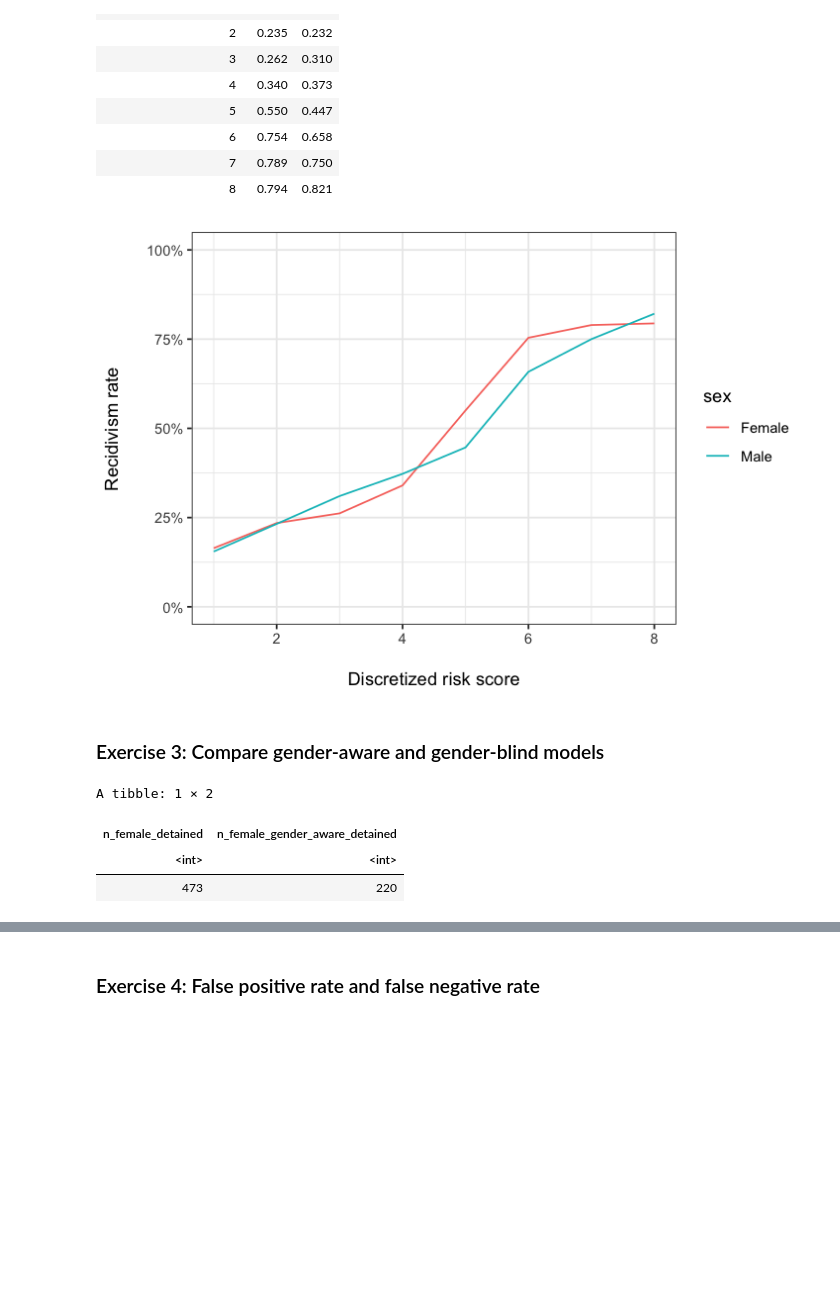
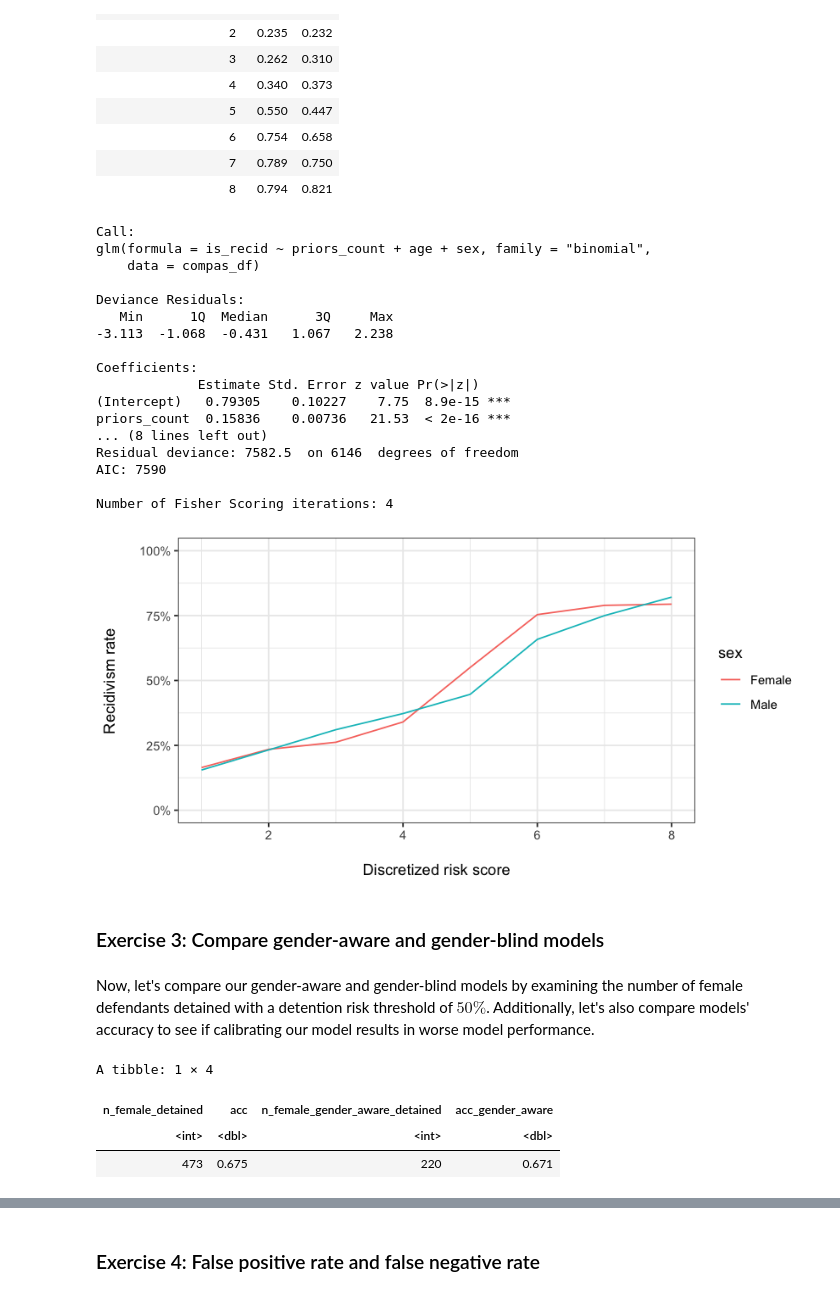
Before and after one commit to stanford-policylab/law-order-algo, a Jupyter notebook: notebooks/week-8-fairness_2-answers.ipynb, the cells around one changed output, grey strips where cells are left out. Drawn from its saved outputs; the diff is of its cells as text; code cells hidden in the pictures; blank space fills up the shorter version.

```diff
--- a/notebooks/week-8-fairness_2-answers.ipynb
+++ b/notebooks/week-8-fairness_2-answers.ipynb
@@ -124,19 +147,47 @@ A tibble: 8 × 3
 | 7 | 0.789 | 0.750 |
 | 8 | 0.794 | 0.821 |
 # %%
+# Show model coeffients
+# Male as a covariate increases the model's predicted probability of recidivism
+summary(recid_gender_model)
+
 # Calibration plot
 ggplot(calibration_by_gender,
        aes(x = gender_aware_risk_score, y = recidivism_rate, color = sex)) +
     geom_line() +
     scale_y_continuous(labels = scales::percent_format(1), limits = c(0, 1))+
     scale_x_continuous(breaks = seq(0, 8, 2), limits = c(1, 8))+
     labs(x = "\nDiscretized risk score",
          y = "Recidivism rate\n")
 # %% [output]
+Call:
+glm(formula = is_recid ~ priors_count + age + sex, family = "binomial",
+    data = compas_df)
+
+Deviance Residuals:
+   Min      1Q  Median      3Q     Max
+-3.113  -1.068  -0.431   1.067   2.238
+
+Coefficients:
+             Estimate Std. Error z value Pr(>|z|)
+(Intercept)   0.79305    0.10227    7.75  8.9e-15 ***
+priors_count  0.15836    0.00736   21.53  < 2e-16 ***
+... (8 lines left out)
+Residual deviance: 7582.5  on 6146  degrees of freedom
+AIC: 7590
+
+Number of Fisher Scoring iterations: 4
-[figure, old version]
+[figure, new version]
 # %% [markdown]
 ### Exercise 3: Compare gender-aware and gender-blind models
+# %% [markdown]
+Now, let's compare our gender-aware and gender-blind models by examining the number of female defendants detained with a detention risk threshold of $50\%$.
+Additionally, let's also compare models' accuracy to see if calibrating our model results in worse model performance.
 # %%
+# Calculate number of females detained and model accuracy for gender-aware and gender-blind models
+
+# WRITE CODE HERE
+# START solution
 compas_df %>%
     mutate(
         detained = risk > 0.5,
@@ -144,10 +195,13 @@ compas_df %>%
     ) %>%
     summarize(
         n_female_detained = sum(detained & (sex == "Female")),
-        n_female_gender_aware_detained = sum(gender_aware_detained & (sex == "Female"))
+        acc = mean(detained == is_recid),
+        n_female_gender_aware_detained = sum(gender_aware_detained & (sex == "Female")),
+        acc_gender_aware = mean(gender_aware_detained == is_recid)
     )
+# END solution
 # %% [output]
-A tibble: 1 × 2
+A tibble: 1 × 4
-| n_female_detained | n_female_gender_aware_detained |
-| <int> | <int> |
-| 473 | 220 |
+| n_female_detained | acc | n_female_gender_aware_detained | acc_gender_aware |
+| <int> | <dbl> | <int> | <dbl> |
+| 473 | 0.675 | 220 | 0.671 |
```
Also changed, not shown: parts of 13 cells of this notebook.
